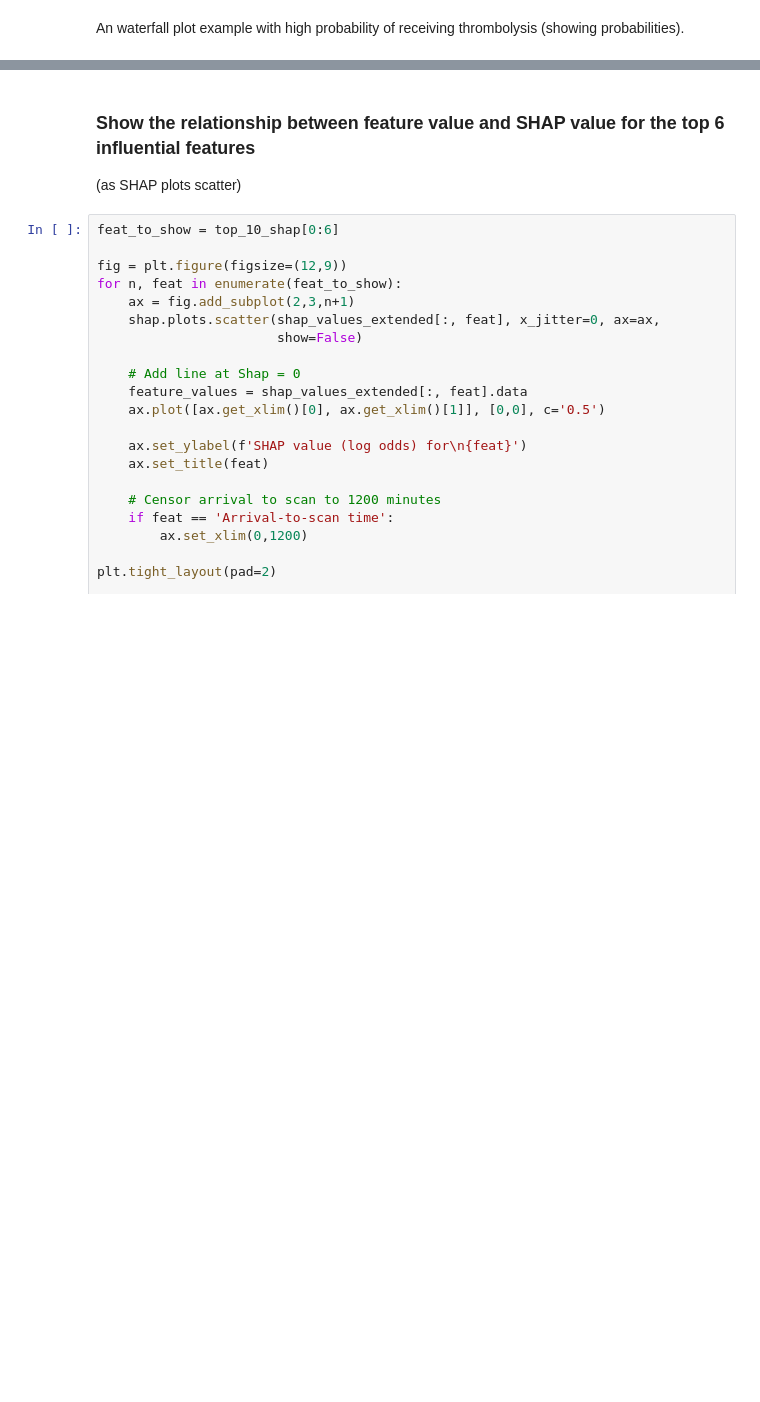
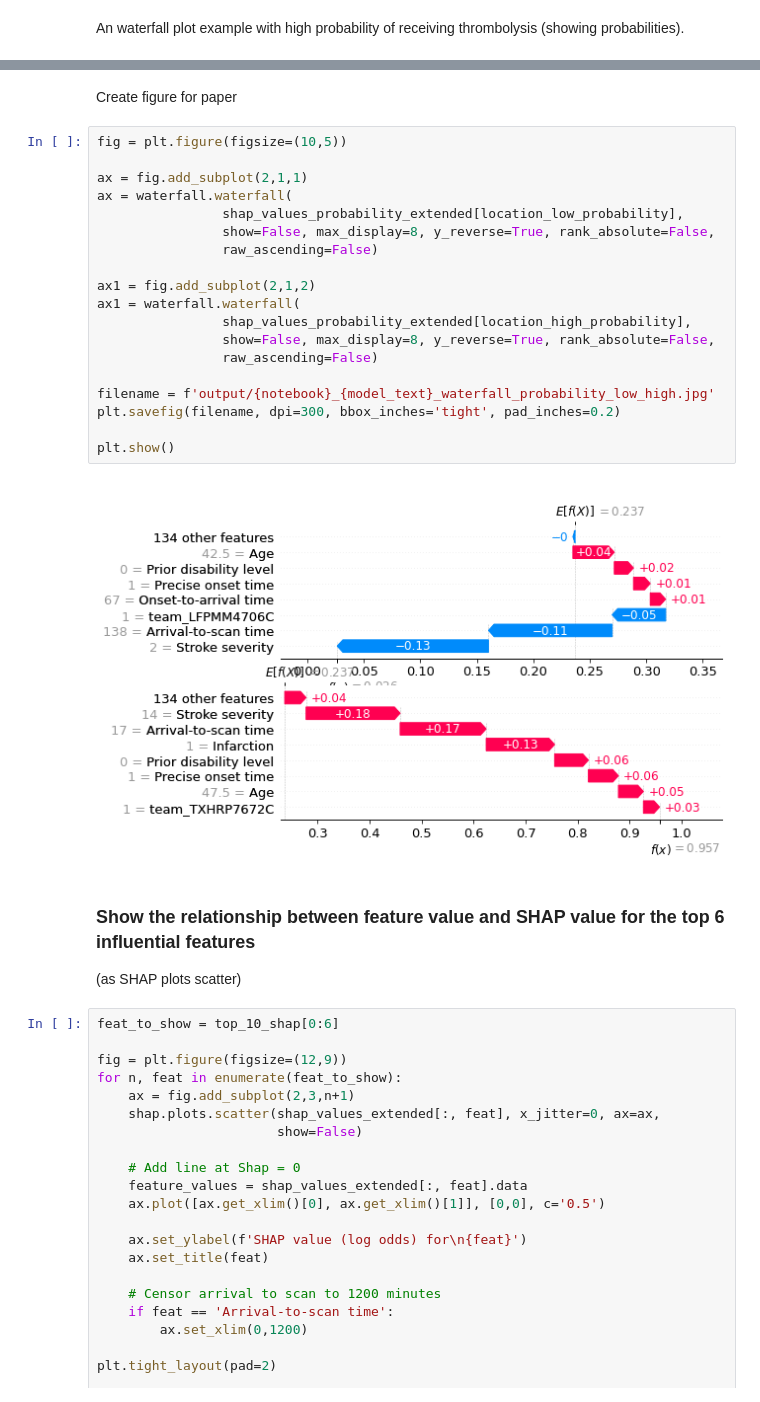
Before and after one commit to samuel-book/samuel_shap_paper_1, a Jupyter notebook: xgb_10_features/03_xgb_combined_shap_key_features.ipynb, the cells around one changed output, grey strips where cells are left out. Cells and saved outputs as stored; diff of their text form; blank space fills up the shorter version.

Commit message:
Editing the waterfall.py file and calling it differently from here

```diff
--- a/xgb_10_features/03_xgb_combined_shap_key_features.ipynb
+++ b/xgb_10_features/03_xgb_combined_shap_key_features.ipynb
@@ -647,3 +649,26 @@ plt.show()
+# %% [markdown]
+Create figure for paper
+# %%
+fig = plt.figure(figsize=(10,5))
+
+ax = fig.add_subplot(2,1,1)
+ax = waterfall.waterfall(
+                shap_values_probability_extended[location_low_probability],
+                show=False, max_display=8, y_reverse=True, rank_absolute=False,
+                raw_ascending=False)
+
+ax1 = fig.add_subplot(2,1,2)
+ax1 = waterfall.waterfall(
+                shap_values_probability_extended[location_high_probability],
+                show=False, max_display=8, y_reverse=True, rank_absolute=False,
+                raw_ascending=False)
+
+filename = f'output/{notebook}_{model_text}_waterfall_probability_low_high.jpg'
+plt.savefig(filename, dpi=300, bbox_inches='tight', pad_inches=0.2)
+
+plt.show()
+# %% [output]
+[figure, added]
 # %% [markdown]
 ### Show the relationship between feature value and SHAP value for the top 6 influential features
 (as SHAP plots scatter)
```
Also changed, not shown: parts of 4 cells of this notebook.
